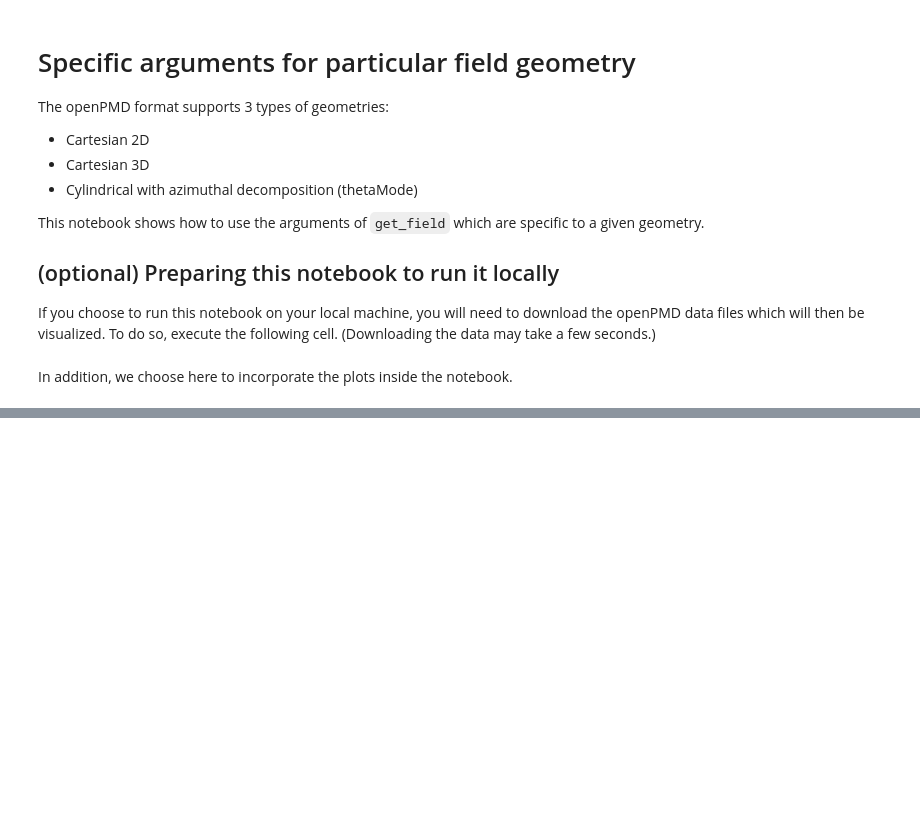
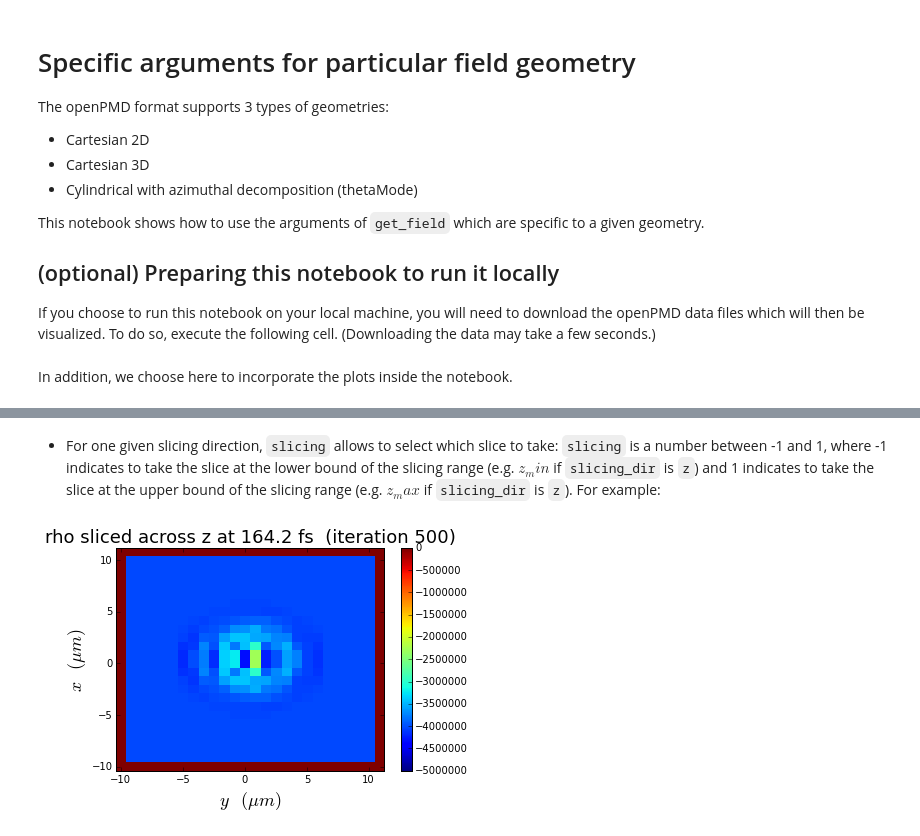
Before and after one commit to openPMD/openPMD-viewer, a Jupyter notebook: tutorials/2_Specific-field-geometries.ipynb, the cells around one changed output, grey strips where cells are left out. Drawn from its saved outputs; the diff is of its cells as text; code cells hidden in the pictures; blank space fills up the shorter version.

```diff
--- a/tutorials/2_Specific-field-geometries.ipynb
+++ b/tutorials/2_Specific-field-geometries.ipynb
@@ -37,0 +57,8 @@ In addition, we choose here to incorporate the plots inside the notebook.
+# %% [markdown]
+- For one given slicing direction, `slicing` allows to select which slice to take: `slicing` is a number between -1 and 1, where -1 indicates to take the slice at the lower bound of the slicing range (e.g. $z_min$ if `slicing_dir` is `z`) and 1 indicates to take the slice at the upper bound of the slicing range (e.g.  $z_max$ if `slicing_dir` is `z`). For example:
+# %%
+# Slice across z, very close to zmin.
+rho2, extent = ts_3d.get_field( field='rho', iteration=500, vmin=-5e6,
+                                slicing_dir='z', slicing=-0.9, plot=True )
+# %% [output]
+[figure, added]
```
Also changed, not shown: parts of 16 cells of this notebook, 1 other file.
